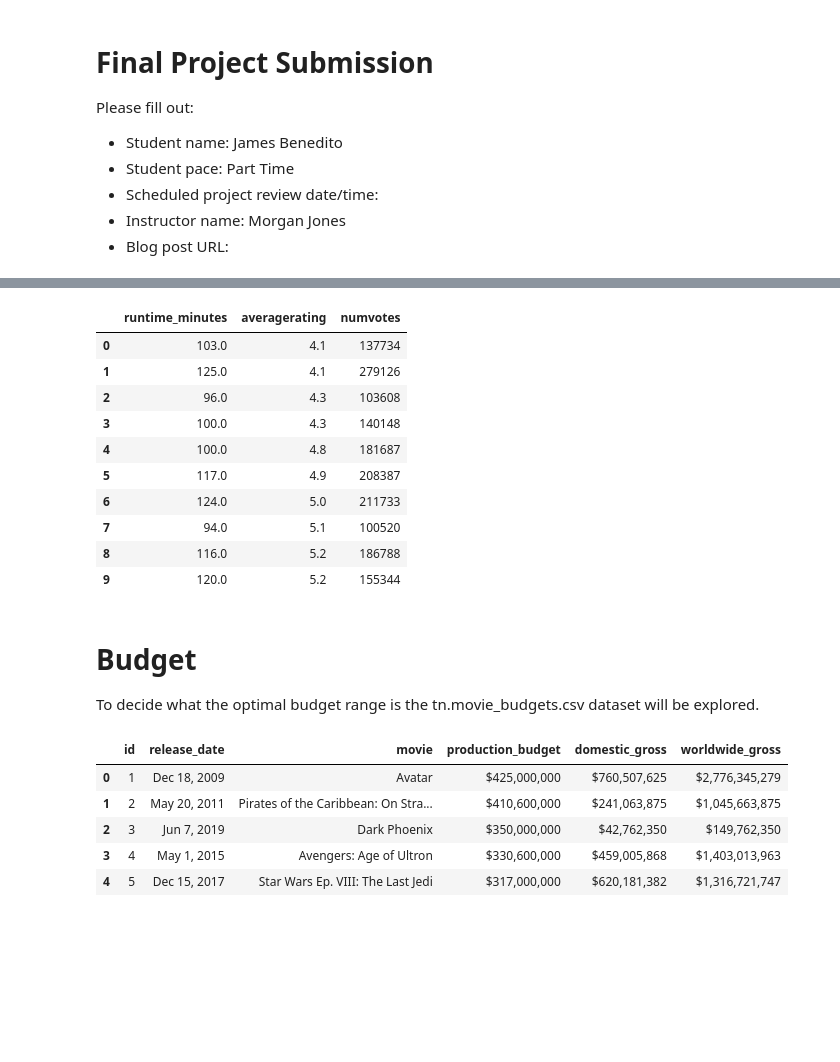
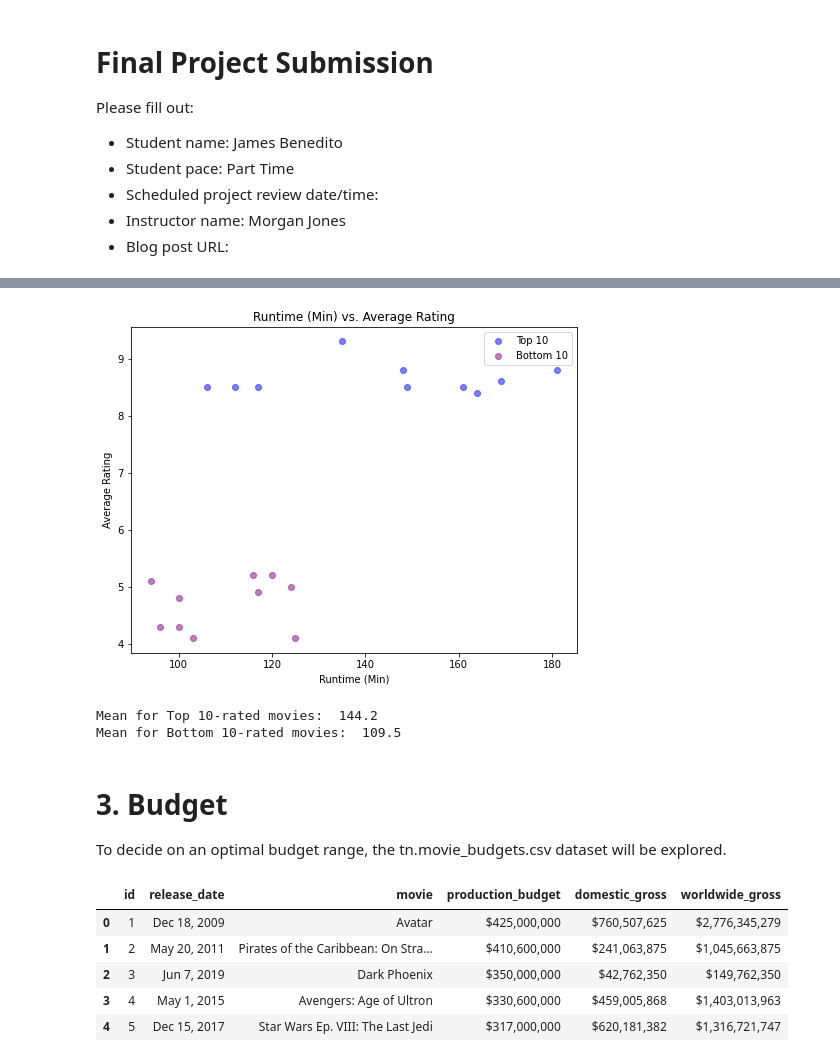
Before and after one commit to jbenedito99/dsc-phase-1-project-v2-4, a Jupyter notebook: student.ipynb, the cells around one changed output, grey strips where cells are left out. Drawn from its saved outputs; the diff is of its cells as text; code cells hidden in the pictures; blank space fills up the shorter version.

```diff
--- a/student.ipynb
+++ b/student.ipynb
@@ -102,15 +277,14 @@ memory usage: 1.7+ MB
 # %%
-# Top 10 movies with the highest average rating and their genres
-# Filtered by number of votes (greater than 100,000)
+# Top 10 movies with highest average ratings and their runtimes
 q = """
-SELECT genres AS Genres, averagerating AS Average_Rating, numvotes AS Number_of_Votes, start_year AS Year
+SELECT runtime_minutes, averagerating, numvotes
 FROM movie_basics
 JOIN movie_ratings
     USING(movie_id)
-WHERE Number_of_Votes > 100000
-ORDER BY Average_Rating DESC
+WHERE runtime_minutes IS NOT NULL AND numvotes > 100000
+ORDER BY averagerating DESC
 LIMIT 10
 """
-rating_by_genre = pd.read_sql(q, conn)
-rating_by_genre
+averagerating_runtime_top10 = pd.read_sql(q, conn)
+averagerating_runtime_top10
 # %% [output]
@@ -130,15 +302,15 @@ rating_by_genre
 # %%
-# Top 10 movies with highest average ratings and their runtimes
+# Bottom 10 movies with lowest average ratings and their runtimes
 q = """
 SELECT runtime_minutes, averagerating, numvotes
 FROM movie_basics
 JOIN movie_ratings
     USING(movie_id)
 WHERE runtime_minutes IS NOT NULL AND numvotes > 100000
-ORDER BY averagerating DESC
+ORDER BY averagerating ASC
 LIMIT 10
 """
-averagerating_runtime = pd.read_sql(q, conn)
-averagerating_runtime
+averagerating_runtime_bottom10 = pd.read_sql(q, conn)
+averagerating_runtime_bottom10
 # %% [output]
 |  | runtime_minutes | averagerating | numvotes |
@@ -155,32 +327,29 @@ averagerating_runtime
-# %%
-# Bottom 10 movies with lowest average ratings and their runtimes
-q = """
-SELECT runtime_minutes, averagerating, numvotes
-FROM movie_basics
-JOIN movie_ratings
-    USING(movie_id)
-WHERE runtime_minutes IS NOT NULL AND numvotes > 100000
-ORDER BY averagerating ASC
-LIMIT 10
-"""
-averagerating_runtime = pd.read_sql(q, conn)
-averagerating_runtime
-# %% [output]
-|  | runtime_minutes | averagerating | numvotes |
-| 0 | 103.0 | 4.1 | 137734 |
-| 1 | 125.0 | 4.1 | 279126 |
-| 2 | 96.0 | 4.3 | 103608 |
-| 3 | 100.0 | 4.3 | 140148 |
-| 4 | 100.0 | 4.8 | 181687 |
-| 5 | 117.0 | 4.9 | 208387 |
-| 6 | 124.0 | 5.0 | 211733 |
-| 7 | 94.0 | 5.1 | 100520 |
-| 8 | 116.0 | 5.2 | 186788 |
-| 9 | 120.0 | 5.2 | 155344 |
+# %%
+# Creating side-by-side scatterplots for runtime vs. average rating
+
+fig, ax = plt.subplots(figsize=(8,6))
+
+ax.scatter(averagerating_runtime_top10["runtime_minutes"], averagerating_runtime_top10["averagerating"],
+           alpha=0.5, color="blue", label='Top 10')
+ax.scatter(averagerating_runtime_bottom10["runtime_minutes"], averagerating_runtime_bottom10["averagerating"],
+           alpha=0.5, color="purple", label='Bottom 10')
+ax.set_title("Runtime (Min) vs. Average Rating")
+ax.set_xlabel("Runtime (Min)")
+ax.set_ylabel("Average Rating")
+ax.legend();
+# %% [output]
+[figure, added]
+# %%
+# finding mean runtime for Top 10 and Bottom 10-rated movies
+print('Mean for Top 10-rated movies: ', averagerating_runtime_top10['runtime_minutes'].mean())
+print('Mean for Bottom 10-rated movies: ', averagerating_runtime_bottom10['runtime_minutes'].mean())
+# %% [output]
+Mean for Top 10-rated movies:  144.2
+Mean for Bottom 10-rated movies:  109.5
 # %% [markdown]
-# Budget
+# 3. Budget
 
-To decide what the optimal budget range is the tn.movie_budgets.csv dataset will be explored.
+To decide on an optimal budget range, the tn.movie_budgets.csv dataset will be explored.
 # %%
 # Movie budgets
 movie_budgets = pd.read_csv('zippedData\\tn.movie_budgets.csv.gz')
```
Also changed, not shown: parts of 31 cells of this notebook.
